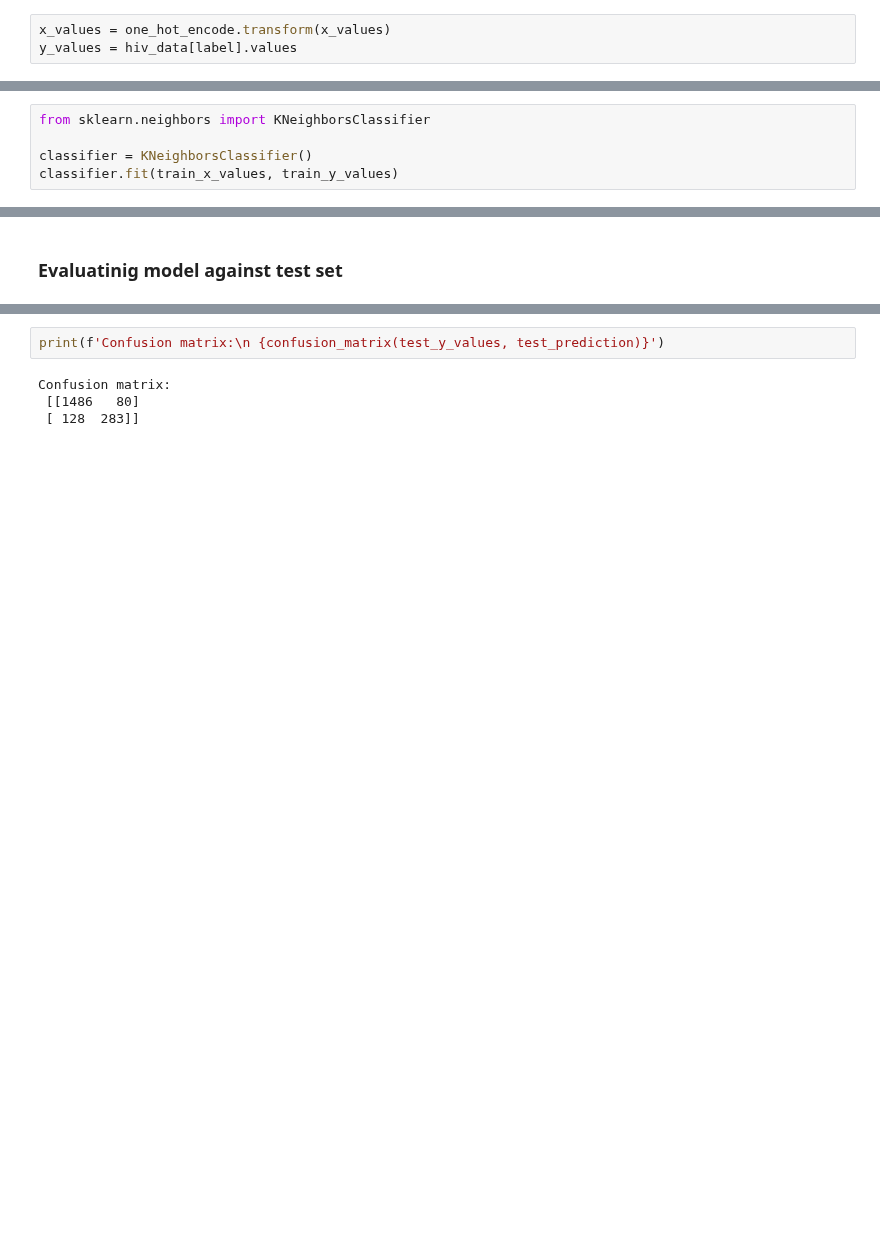
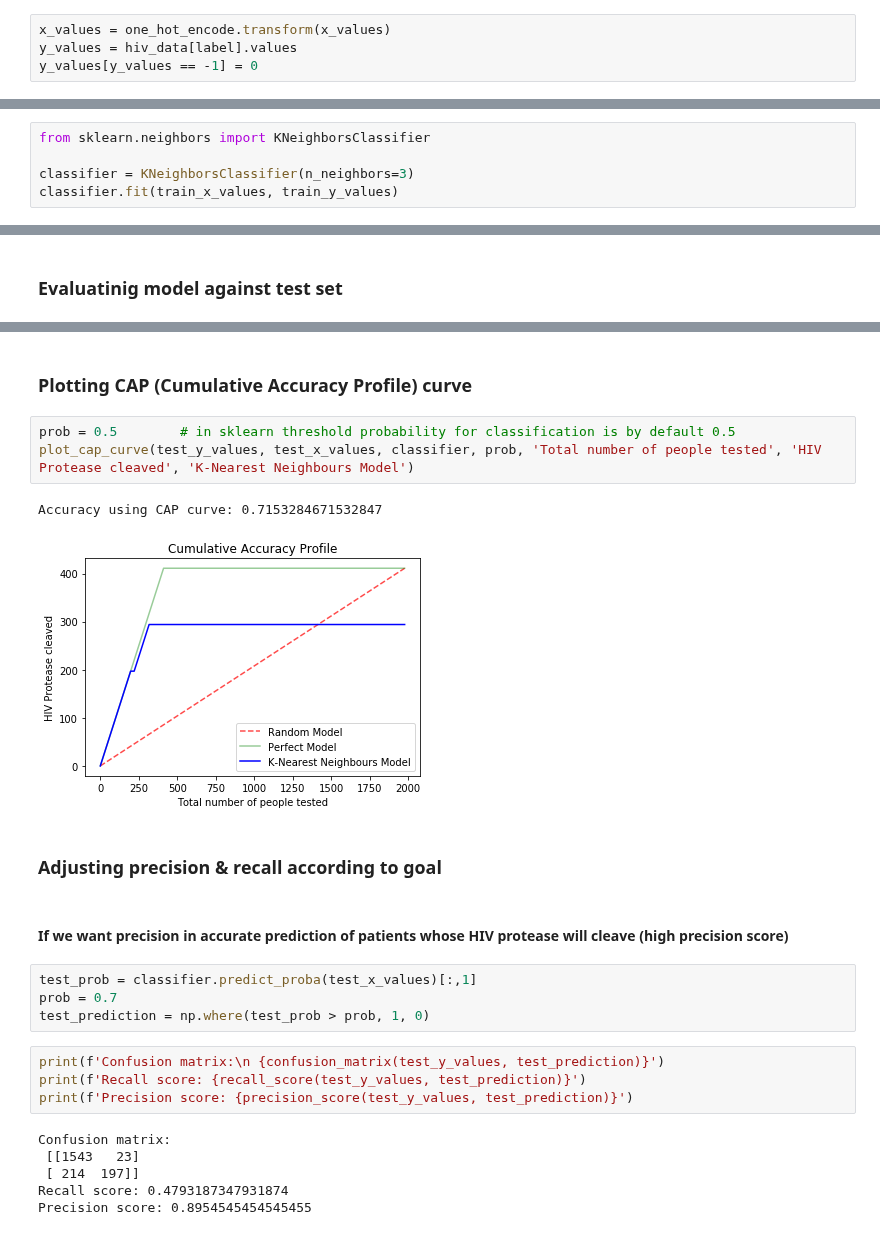
Before and after one commit to vaibhavyesalwad/Machine-Learning-using-libraries, a Jupyter notebook: Classification/K- Nearest Neighbours (KNN)/02_PredictHIV_ProteaseCleaveOrNot.ipynb, the cells around one changed output, grey strips where cells are left out. Saved outputs shown, nothing was run; the diff lists cells and outputs as text; blank space fills up the shorter version.

Commit message:
Added: CAP curves for different goals

```diff
--- a/Classification/K- Nearest Neighbours (KNN)/02_PredictHIV_ProteaseCleaveOrNot.ipynb
+++ b/Classification/K- Nearest Neighbours (KNN)/02_PredictHIV_ProteaseCleaveOrNot.ipynb
@@ -56,6 +56,7 @@ array([['A', 'A', 'A', 'K', 'F', 'E', 'R', 'Q'],
 # %%
 x_values = one_hot_encode.transform(x_values)
 y_values = hiv_data[label].values
+y_values[y_values == -1] = 0
 # %% [markdown]
 #### Splitting dataset into train set & test set
 # %%
@@ -66,7 +67,7 @@ train_x_values, test_x_values, train_y_values, test_y_values = train_test_split(
 # %%
 from sklearn.neighbors import KNeighborsClassifier
 
-classifier = KNeighborsClassifier()
+classifier = KNeighborsClassifier(n_neighbors=3)
 classifier.fit(train_x_values, train_y_values)
 # %% [output]
 KNeighborsClassifier(algorithm='auto', leaf_size=30, metric='minkowski',
@@ -94,6 +117,26 @@ Accuracy score: 0.894790085988872
+# %% [markdown]
+### Plotting CAP (Cumulative Accuracy Profile) curve
+# %%
+prob = 0.5        # in sklearn threshold probability for classification is by default 0.5
+plot_cap_curve(test_y_values, test_x_values, classifier, prob, 'Total number of people tested', 'HIV Protease cleaved', 'K-Nearest Neighbours Model')
+# %% [output]
+Accuracy using CAP curve: 0.7153284671532847
+[figure, added]
+# %% [markdown]
+### Adjusting precision & recall according to goal
+# %% [markdown]
+#### If we want precision in accurate prediction of patients whose HIV protease will cleave (high precision score)
+# %%
+test_prob = classifier.predict_proba(test_x_values)[:,1]
+prob = 0.7
+test_prediction = np.where(test_prob > prob, 1, 0)
 # %%
 print(f'Confusion matrix:\n {confusion_matrix(test_y_values, test_prediction)}')
+print(f'Recall score: {recall_score(test_y_values, test_prediction)}')
+print(f'Precision score: {precision_score(test_y_values, test_prediction)}')
 # %% [output]
 Confusion matrix:
- [[1486   80]
- [ 128  283]]
+ [[1543   23]
+ [ 214  197]]
+Recall score: 0.4793187347931874
+Precision score: 0.8954545454545455
```
Also changed, not shown: parts of 10 cells of this notebook.
